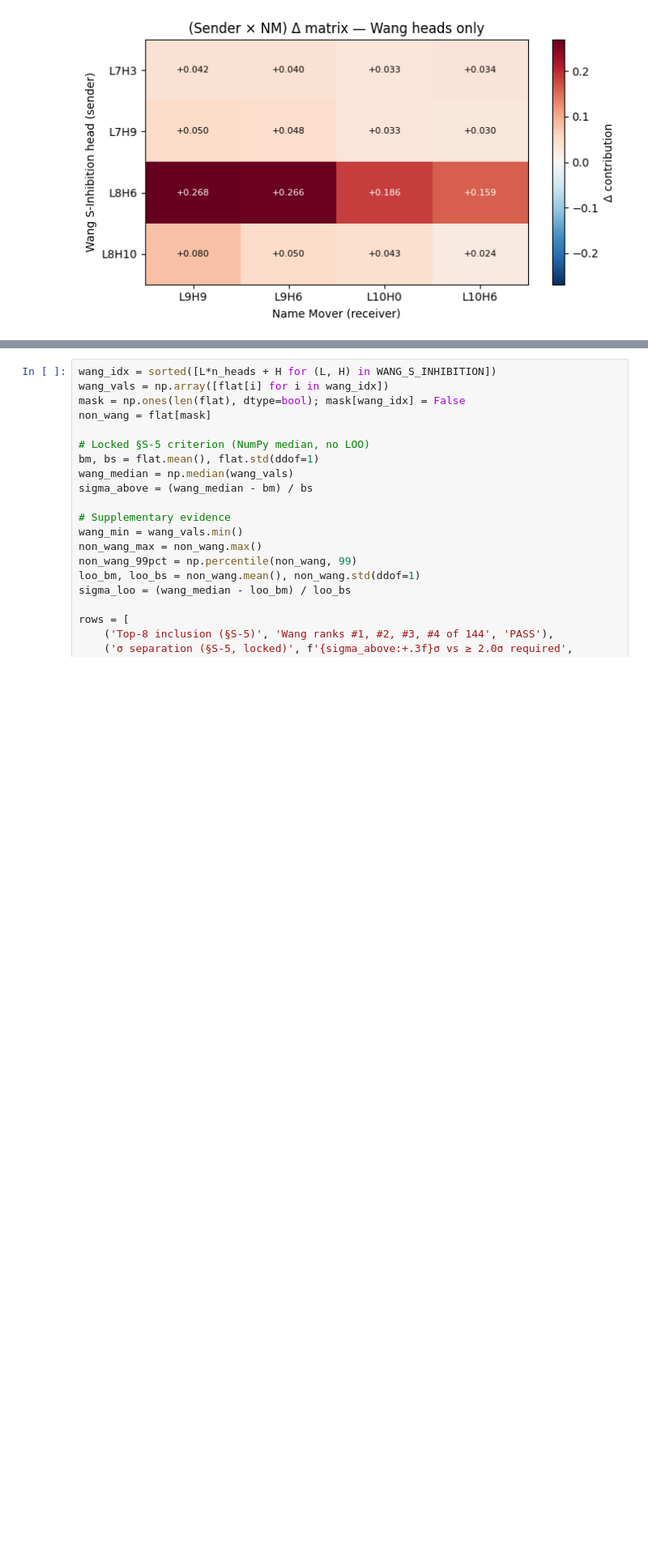
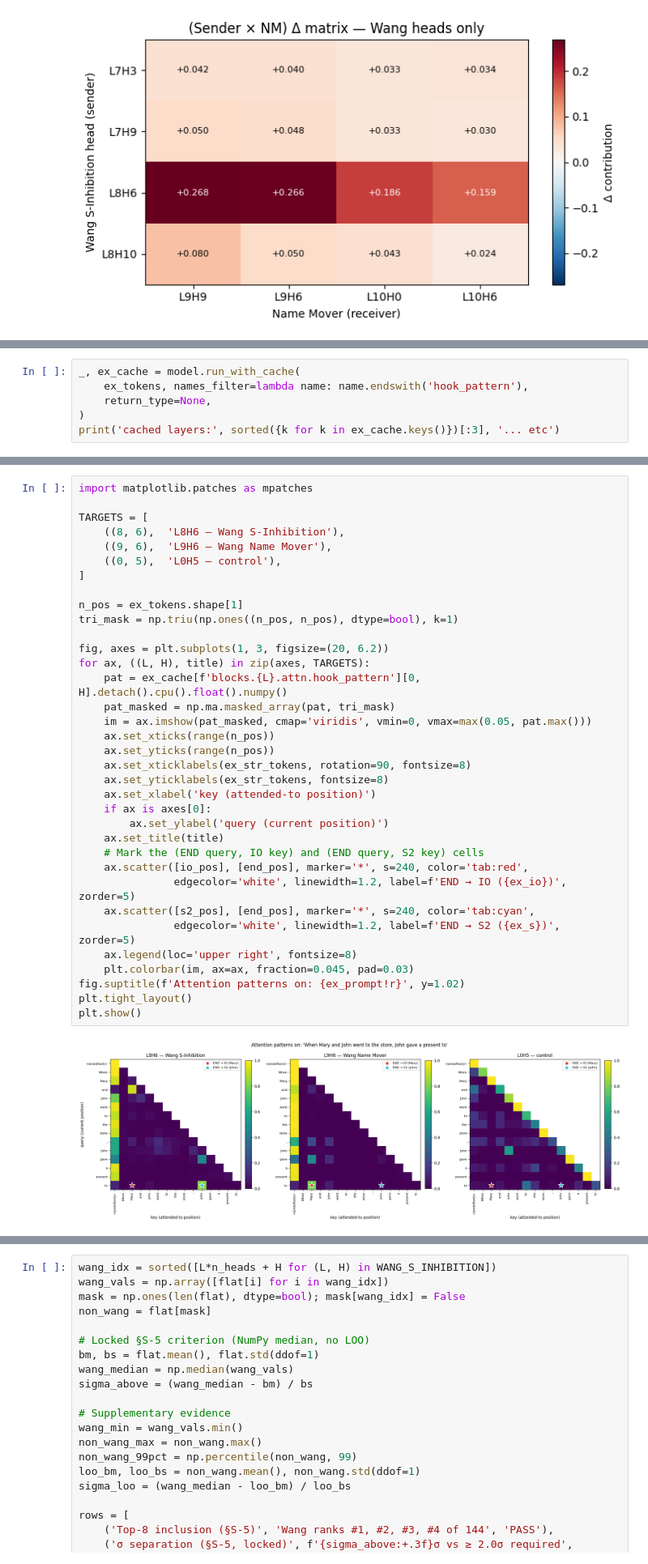
Before and after one commit to cam-berger/pythia-motif-emergence, a Jupyter notebook: notebooks/s_inhibition_proof.ipynb, the cells around one changed output, grey strips where cells are left out. Shown at 81% size. Drawn from its saved outputs; the diff is of its cells as text; blank space fills up the shorter version.

```diff
--- a/notebooks/s_inhibition_proof.ipynb
+++ b/notebooks/s_inhibition_proof.ipynb
@@ -210,0 +276,6 @@ Compute the locked criterion under the resolved (NumPy) median convention and th
+# %%
+_, ex_cache = model.run_with_cache(
+    ex_tokens, names_filter=lambda name: name.endswith('hook_pattern'),
+    return_type=None,
+)
+print('cached layers:', sorted({k for k in ex_cache.keys()})[:3], '... etc')
@@ -210,0 +294,37 @@ Compute the locked criterion under the resolved (NumPy) median convention and th
+# %%
+import matplotlib.patches as mpatches
+
+TARGETS = [
+    ((8, 6),  'L8H6 — Wang S-Inhibition'),
+    ((9, 6),  'L9H6 — Wang Name Mover'),
+    ((0, 5),  'L0H5 — control'),
+]
+
+n_pos = ex_tokens.shape[1]
+tri_mask = np.triu(np.ones((n_pos, n_pos), dtype=bool), k=1)
+
+fig, axes = plt.subplots(1, 3, figsize=(20, 6.2))
+for ax, ((L, H), title) in zip(axes, TARGETS):
+    pat = ex_cache[f'blocks.{L}.attn.hook_pattern'][0, H].detach().cpu().float().numpy()
+    pat_masked = np.ma.masked_array(pat, tri_mask)
+    im = ax.imshow(pat_masked, cmap='viridis', vmin=0, vmax=max(0.05, pat.max()))
+    ax.set_xticks(range(n_pos))
+    ax.set_yticks(range(n_pos))
+    ax.set_xticklabels(ex_str_tokens, rotation=90, fontsize=8)
+    ax.set_yticklabels(ex_str_tokens, fontsize=8)
+    ax.set_xlabel('key (attended-to position)')
+    if ax is axes[0]:
+        ax.set_ylabel('query (current position)')
+    ax.set_title(title)
+    # Mark the (END query, IO key) and (END query, S2 key) cells
+    ax.scatter([io_pos], [end_pos], marker='*', s=240, color='tab:red',
+               edgecolor='white', linewidth=1.2, label=f'END → IO ({ex_io})', zorder=5)
+    ax.scatter([s2_pos], [end_pos], marker='*', s=240, color='tab:cyan',
+               edgecolor='white', linewidth=1.2, label=f'END → S2 ({ex_s})', zorder=5)
+    ax.legend(loc='upper right', fontsize=8)
+    plt.colorbar(im, ax=ax, fraction=0.045, pad=0.03)
+fig.suptitle(f'Attention patterns on: {ex_prompt!r}', y=1.02)
+plt.tight_layout()
+plt.show()
+# %% [output]
+[figure, added]
```
Also changed, not shown: parts of 13 cells of this notebook, 1 other file.
